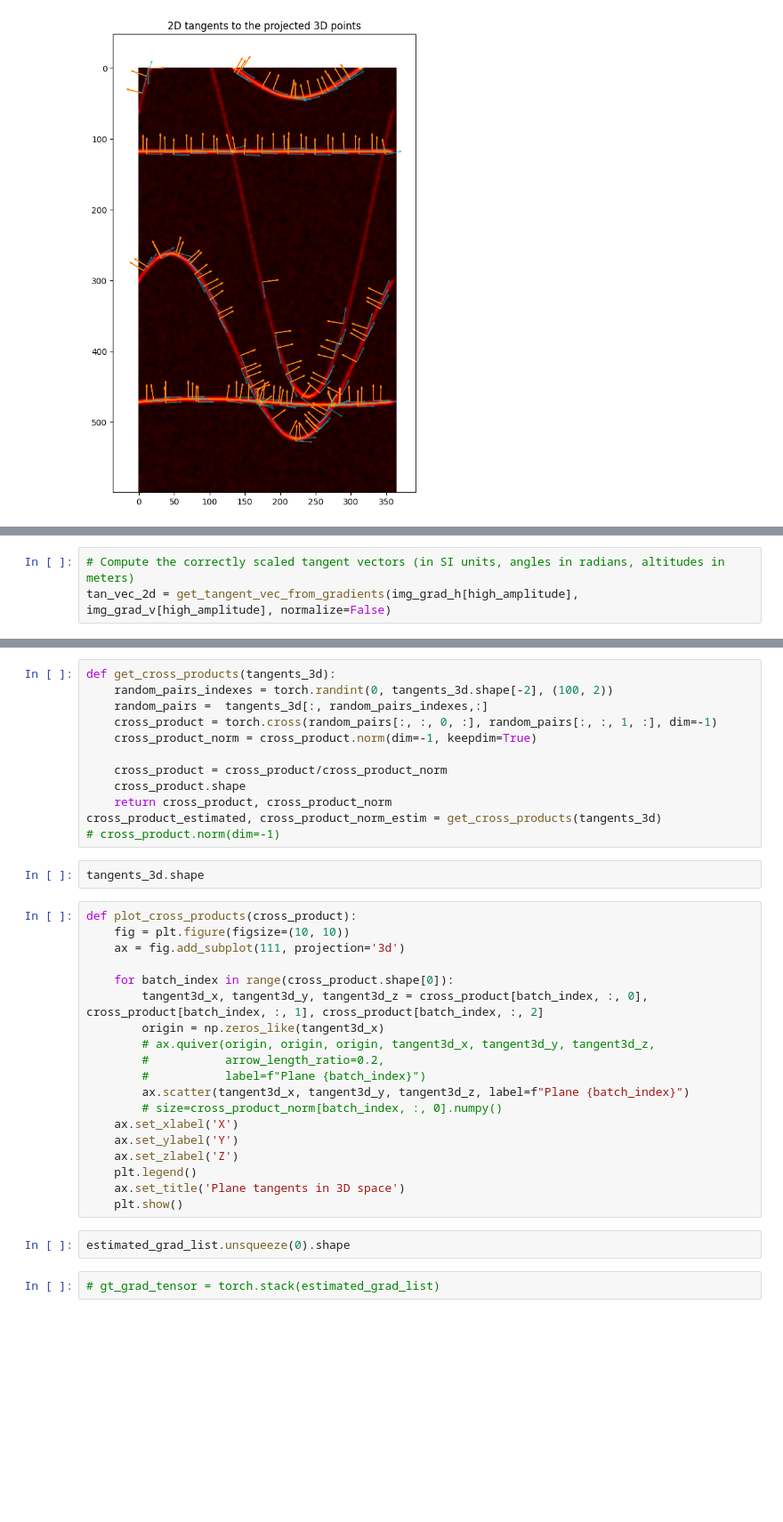
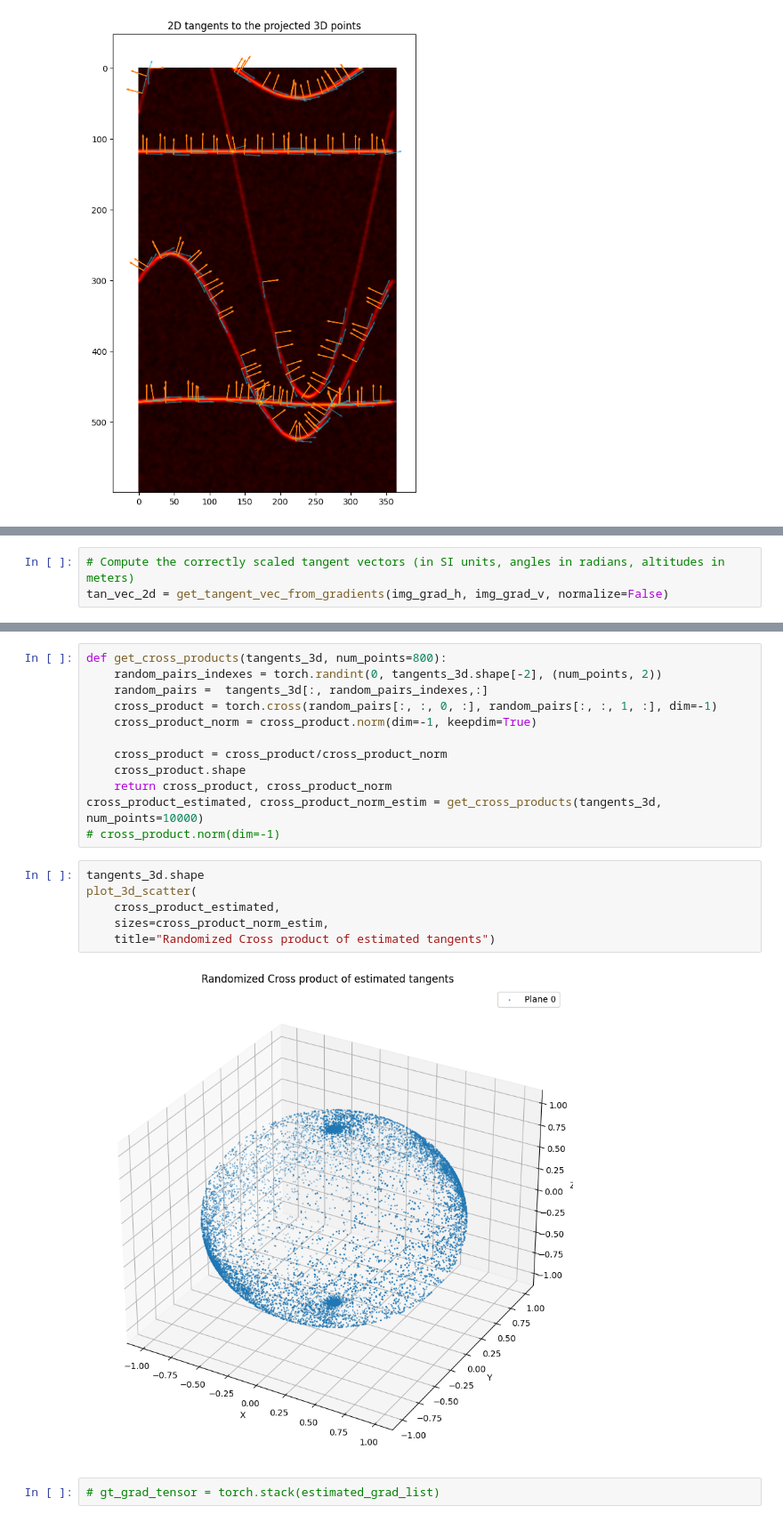
Before and after one commit to balthazarneveu/geosciences, a Jupyter notebook: TP_4/planes_synthesis.ipynb, the cells around one changed output, grey strips where cells are left out. Shown at 89% size. Saved outputs shown, nothing was run; the diff lists cells and outputs as text; blank space fills up the shorter version.

```diff
--- a/TP_4/planes_synthesis.ipynb
+++ b/TP_4/planes_synthesis.ipynb
@@ -114,3 +78,3 @@ plt.show()
 # %%
 # Compute the correctly scaled tangent vectors (in SI units, angles in radians, altitudes in meters)
-tan_vec_2d = get_tangent_vec_from_gradients(img_grad_h[high_amplitude], img_grad_v[high_amplitude], normalize=False)
+tan_vec_2d = get_tangent_vec_from_gradients(img_grad_h, img_grad_v, normalize=False)
@@ -137,8 +108,8 @@ for idx in range(azi_list.shape[1]):
     tangents_3d.append(tan3d)
 tangents_3d = torch.stack(tangents_3d, dim=0).unsqueeze(0)
 # %%
-def get_cross_products(tangents_3d):
-    random_pairs_indexes = torch.randint(0, tangents_3d.shape[-2], (100, 2))
+def get_cross_products(tangents_3d, num_points=800):
+    random_pairs_indexes = torch.randint(0, tangents_3d.shape[-2], (num_points, 2))
     random_pairs =  tangents_3d[:, random_pairs_indexes,:]
     cross_product = torch.cross(random_pairs[:, :, 0, :], random_pairs[:, :, 1, :], dim=-1)
     cross_product_norm = cross_product.norm(dim=-1, keepdim=True)
@@ -146,31 +117,16 @@ def get_cross_products(tangents_3d):
     cross_product = cross_product/cross_product_norm
     cross_product.shape
     return cross_product, cross_product_norm
-cross_product_estimated, cross_product_norm_estim = get_cross_products(tangents_3d)
+cross_product_estimated, cross_product_norm_estim = get_cross_products(tangents_3d, num_points=10000)
 # cross_product.norm(dim=-1)
-# %%
-tangents_3d.shape
-# %%
-def plot_cross_products(cross_product):
-    fig = plt.figure(figsize=(10, 10))
-    ax = fig.add_subplot(111, projection='3d')
-
-    for batch_index in range(cross_product.shape[0]):
-        tangent3d_x, tangent3d_y, tangent3d_z = cross_product[batch_index, :, 0], cross_product[batch_index, :, 1], cross_product[batch_index, :, 2]
-        origin = np.zeros_like(tangent3d_x)
-        # ax.quiver(origin, origin, origin, tangent3d_x, tangent3d_y, tangent3d_z,
-        #           arrow_length_ratio=0.2,
-        #           label=f"Plane {batch_index}")
-        ax.scatter(tangent3d_x, tangent3d_y, tangent3d_z, label=f"Plane {batch_index}")
-        # size=cross_product_norm[batch_index, :, 0].numpy()
-    ax.set_xlabel('X')
-    ax.set_ylabel('Y')
-    ax.set_zlabel('Z')
-    plt.legend()
-    ax.set_title('Plane tangents in 3D space')
-    plt.show()
-# %%
-estimated_grad_list.unsqueeze(0).shape
+# %%
+tangents_3d.shape
+plot_3d_scatter(
+    cross_product_estimated,
+    sizes=cross_product_norm_estim,
+    title="Randomized Cross product of estimated tangents")
+# %% [output]
+[figure, added]
 # %%
 # gt_grad_tensor = torch.stack(estimated_grad_list)
 # %%
```
Also changed, not shown: parts of 7 cells of this notebook, 2 other files.
